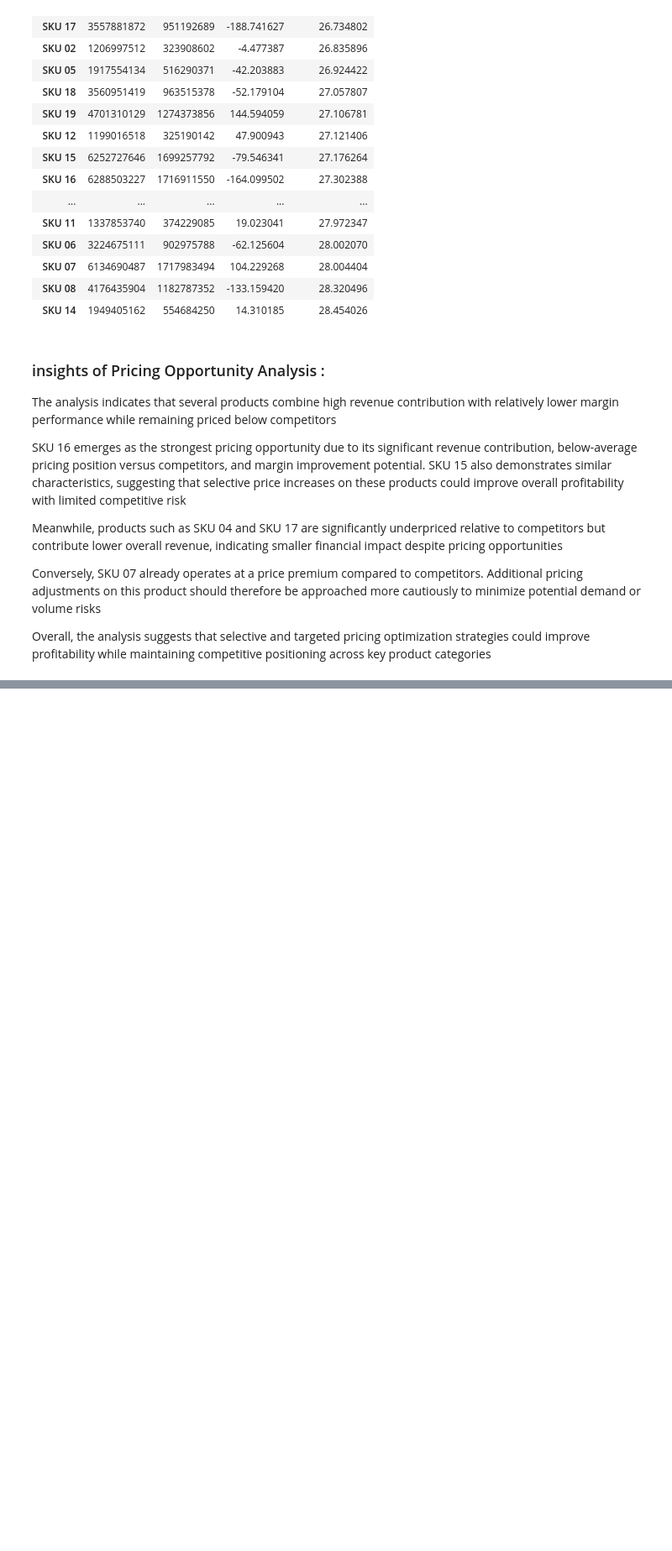
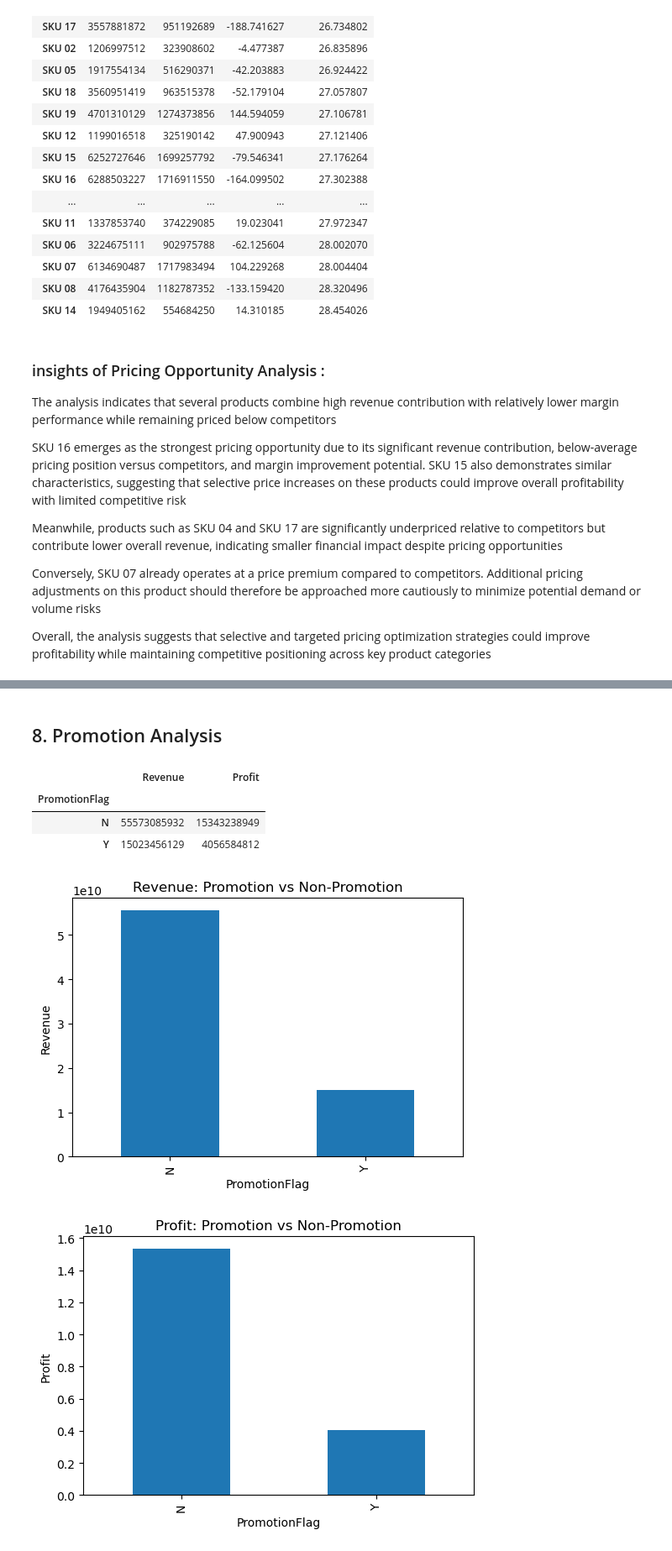
Before and after one commit to sigitsuharyadi88/pricing-optimization-analysis, a Jupyter notebook: notebook/pricing-optimization-analyst.ipynb, the cells around one changed output, grey strips where cells are left out. Shown at 84% size. Saved outputs shown, nothing was run; the diff lists cells and outputs as text; code cells hidden in the pictures; blank space fills up the shorter version.

```diff
--- a/notebook/pricing-optimization-analyst.ipynb
+++ b/notebook/pricing-optimization-analyst.ipynb
@@ -275,0 +314,40 @@ Overall, the analysis suggests that selective and targeted pricing optimization
+# %% [markdown]
+## 8. Promotion Analysis
+# %%
+promo_analysis = (
+    df.groupby("PromotionFlag")
+    .agg({
+        "Revenue":"sum",
+        "Profit":"sum"
+    })
+)
+
+promo_analysis
+# %% [output]
+|  | Revenue | Profit |
+| PromotionFlag |  |  |
+| N | 55573085932 | 15343238949 |
+| Y | 15023456129 | 4056584812 |
+# %%
+promo_analysis["Revenue"].plot(
+    kind="bar",
+    figsize=(6,4)
+)
+
+plt.title("Revenue: Promotion vs Non-Promotion")
+plt.ylabel("Revenue")
+
+plt.show()
+
+promo_analysis["Profit"].plot(
+    kind="bar",
+    figsize=(6,4)
+)
+
+plt.title("Profit: Promotion vs Non-Promotion")
+plt.ylabel("Profit")
+
+plt.show()
+# %% [output]
+[figure, added]
+[figure, added]
```
Also changed, not shown: parts of 12 cells of this notebook.
